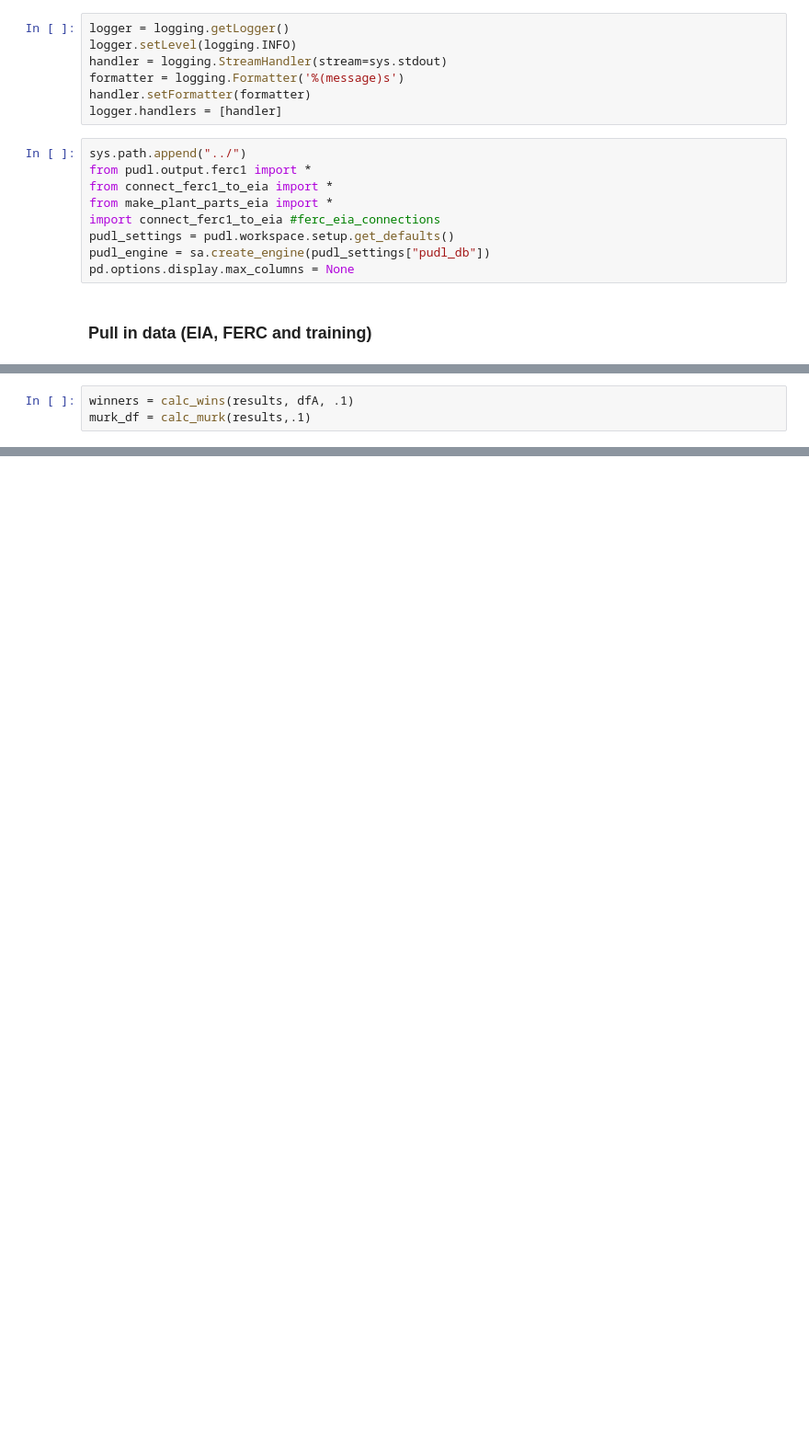
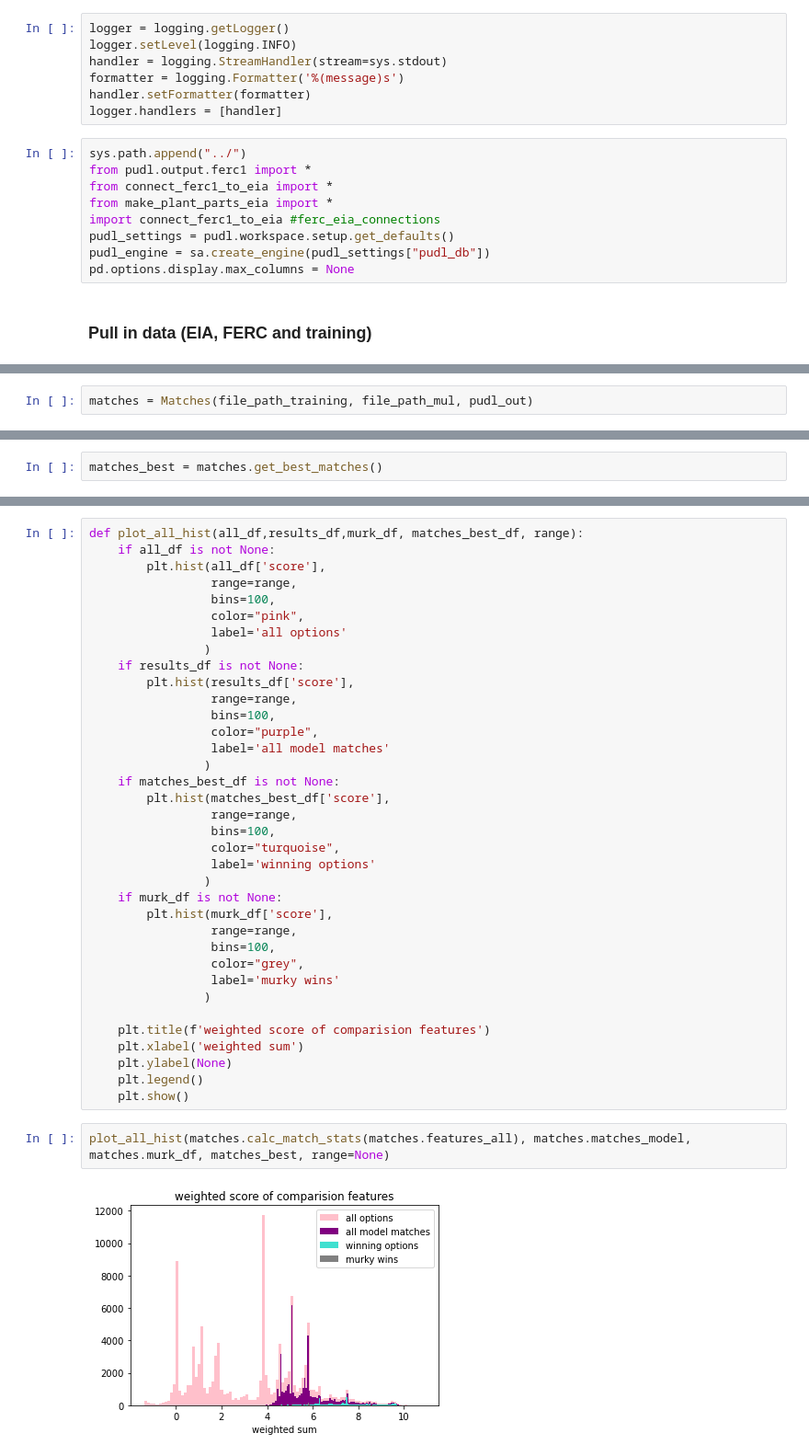
Before and after one commit to catalyst-cooperative/rmi-ferc1-eia, a Jupyter notebook: notebooks/connect_ferc1_to_eia.ipynb, the cells around one changed output, grey strips where cells are left out. Shown: that part at 92% size. Saved outputs shown, nothing was run; the diff lists cells and outputs as text; blank space fills up the shorter version.

```diff
--- a/notebooks/connect_ferc1_to_eia.ipynb
+++ b/notebooks/connect_ferc1_to_eia.ipynb
@@ -222,3 +66,0 @@ weights
-# %%
-winners = calc_wins(results, dfA, .1)
-murk_df = calc_murk(results,.1)
@@ -339,0 +72,2 @@ dfB[((dfB['plant_id_eia'] == 7991)
+# %%
+matches = Matches(file_path_training, file_path_mul, pudl_out)
@@ -339,0 +82,2 @@ dfB[((dfB['plant_id_eia'] == 7991)
+# %%
+matches_best = matches.get_best_matches()
@@ -339,0 +163,40 @@ dfB[((dfB['plant_id_eia'] == 7991)
+# %%
+def plot_all_hist(all_df,results_df,murk_df, matches_best_df, range):
+    if all_df is not None:
+        plt.hist(all_df['score'],
+                 range=range,
+                 bins=100,
+                 color="pink",
+                 label='all options'
+                )
+    if results_df is not None:
+        plt.hist(results_df['score'],
+                 range=range,
+                 bins=100,
+                 color="purple",
+                 label='all model matches'
+                )
+    if matches_best_df is not None:
+        plt.hist(matches_best_df['score'],
+                 range=range,
+                 bins=100,
+                 color="turquoise",
+                 label='winning options'
+                )
+    if murk_df is not None:
+        plt.hist(murk_df['score'],
+                 range=range,
+                 bins=100,
+                 color="grey",
+                 label='murky wins'
+                )
+
+    plt.title(f'weighted score of comparision features')
+    plt.xlabel('weighted sum')
+    plt.ylabel(None)
+    plt.legend()
+    plt.show()
+# %%
+plot_all_hist(matches.calc_match_stats(matches.features_all), matches.matches_model, matches.murk_df, matches_best, range=None)
+# %% [output]
+[figure, added]
```
Also changed, not shown: parts of 43 cells of this notebook, 1 other file.
